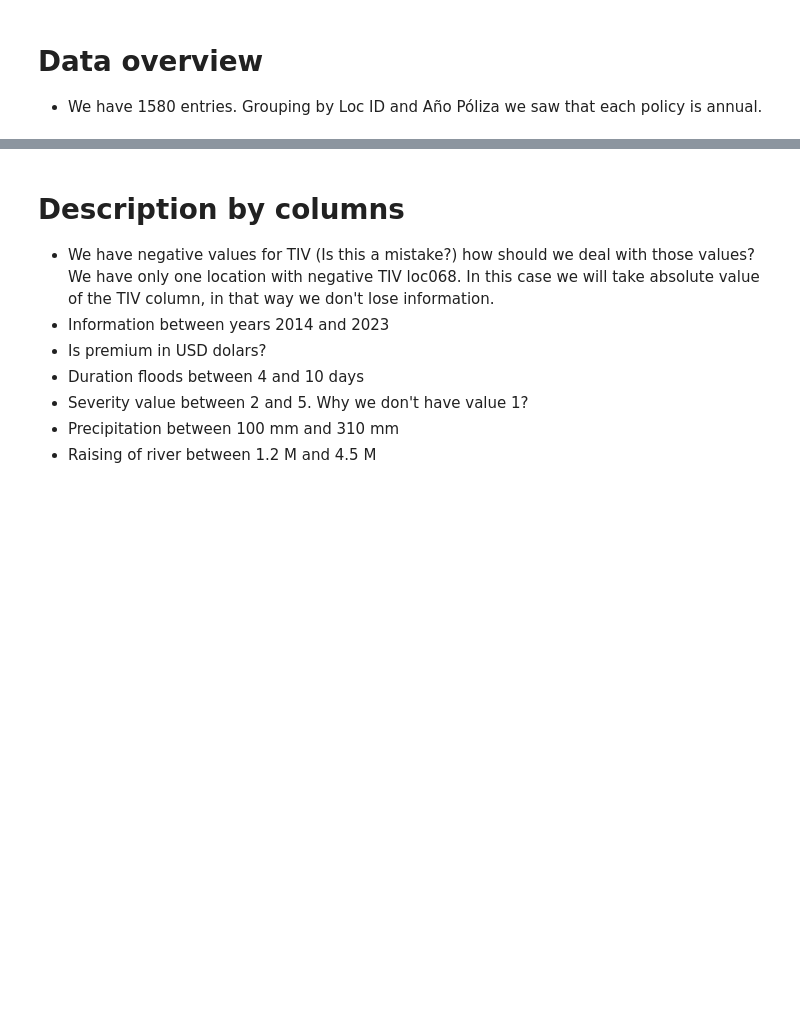
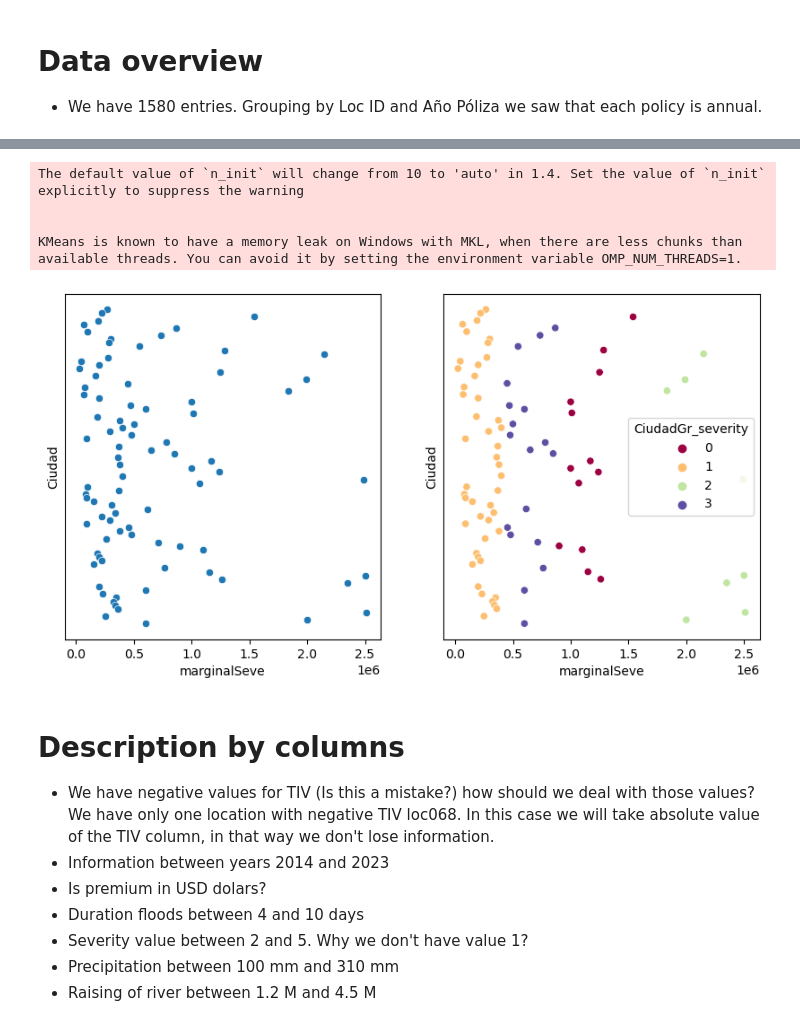
Before and after one commit to abrahamgj44/casoCAS, a Jupyter notebook: general-eda.ipynb, the cells around one changed output, grey strips where cells are left out. Drawn from its saved outputs; the diff is of its cells as text; code cells hidden in the pictures; blank space fills up the shorter version.

```diff
--- a/general-eda.ipynb
+++ b/general-eda.ipynb
@@ -35,6 +36,14 @@ eda.interactive_graph()
 # %% [output]
 Dropdown(description='Columns:', options=('-', 'Loc ID', 'Año Póliza', 'Exposicion', 'Suma Asegurada', 'Prima'…
 [interactive output not drawn]
+# %%
+eda.show_clusters("Ciudad",4,show_labels= False, style = "severity")
+# %% [output]
+The default value of `n_init` will change from 10 to 'auto' in 1.4. Set the value of `n_init` explicitly to suppress the warning
+
+
+KMeans is known to have a memory leak on Windows with MKL, when there are less chunks than available threads. You can avoid it by setting the environment variable OMP_NUM_THREADS=1.
+[figure, added]
 # %% [markdown]
 # Description by columns
 
```
Also changed, not shown: parts of 8 cells of this notebook, 5 other files.
